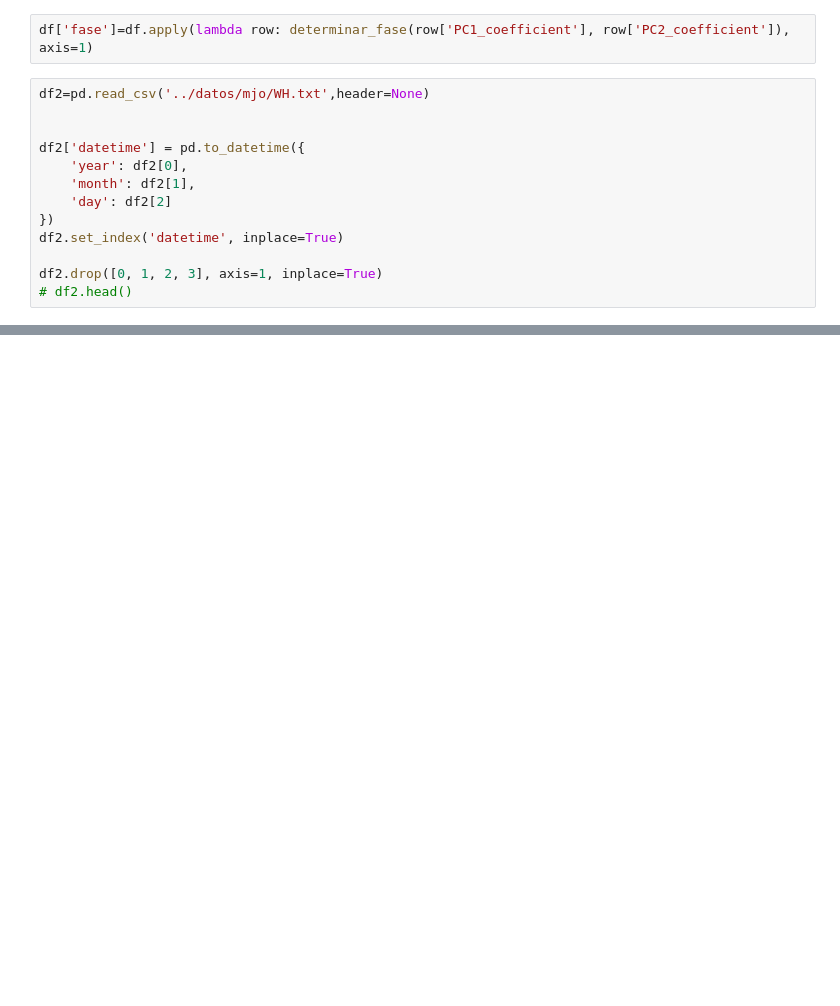
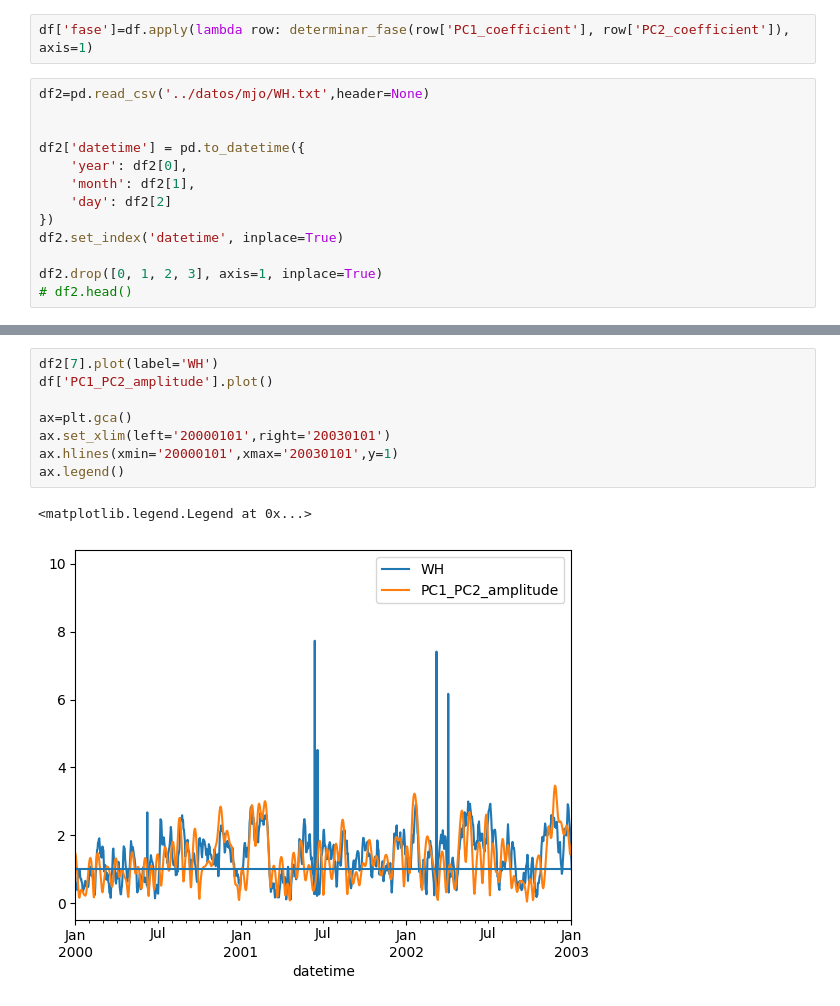
Before and after one commit to bianchipatagon/MJO, a Jupyter notebook: python/fase_mjoindex.ipynb, the cells around one changed output, grey strips where cells are left out. Saved outputs shown, nothing was run; the diff lists cells and outputs as text; blank space fills up the shorter version.

```diff
--- a/python/fase_mjoindex.ipynb
+++ b/python/fase_mjoindex.ipynb
@@ -69,0 +96,11 @@ df.to_csv('../datos/mjo/fmo.1x.fase.csv')
+# %%
+df2[7].plot(label='WH')
+df['PC1_PC2_amplitude'].plot()
+
+ax=plt.gca()
+ax.set_xlim(left='20000101',right='20030101')
+ax.hlines(xmin='20000101',xmax='20030101',y=1)
+ax.legend()
+# %% [output]
+<matplotlib.legend.Legend at 0x...>
+[figure, added]
```
Also changed, not shown: parts of 10 cells of this notebook, 11 other files.
